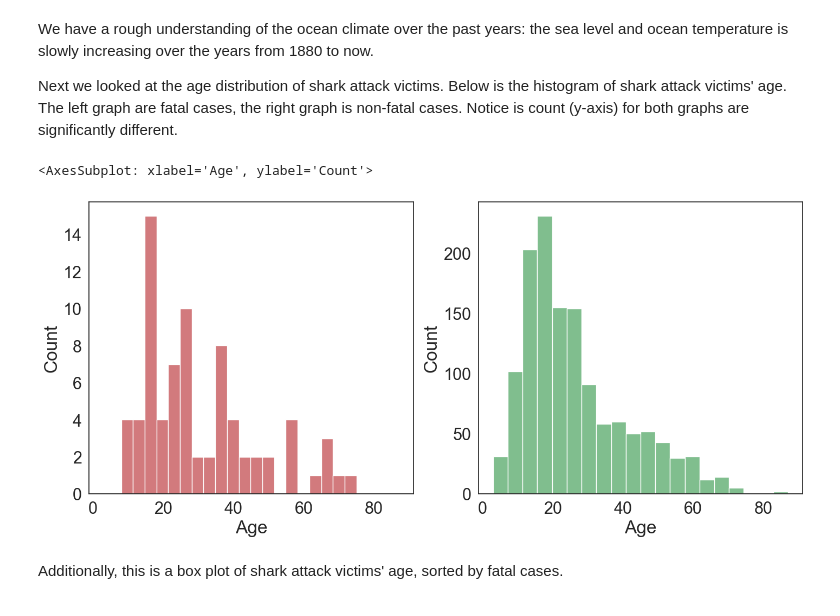
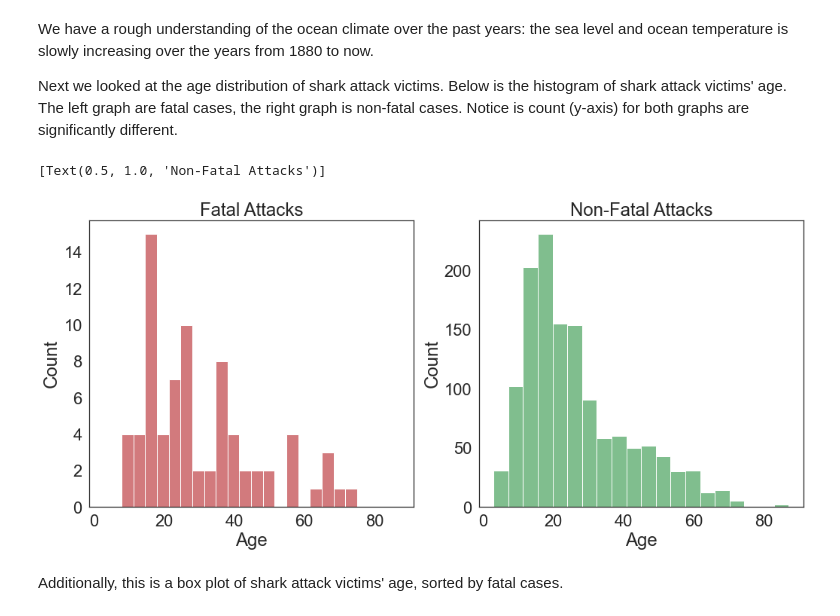
Before and after one commit to AndyCesium/COGS108_project, a Jupyter notebook: EDACheckpointGroup_064-Fa22.ipynb, the cells around one changed output. Drawn from its saved outputs; the diff is of its cells as text; code cells hidden in the pictures.

```diff
--- a/EDACheckpointGroup_064-Fa22.ipynb
+++ b/EDACheckpointGroup_064-Fa22.ipynb
@@ -441,11 +441,11 @@ We have a rough understanding of the ocean climate over the past years: the sea
 Next we looked at the age distribution of shark attack victims. Below is the histogram of shark attack victims' age. The left graph are fatal cases, the right graph is non-fatal cases. Notice is count (y-axis) for both graphs are significantly different.
 # %%
 fig_a4, (ax1, ax2) = plt.subplots(ncols=2, sharex=True)
-sns.histplot(data=sharks_df[sharks_df['Fatal (Y/N)'] == 'Y'], x='Age', bins=20, color='#c44e52', ax=ax1)
-sns.histplot(data=sharks_df[sharks_df['Fatal (Y/N)'] == 'N'], x='Age', bins=20, color='#55a868', ax=ax2)
+sns.histplot(data=sharks_df[sharks_df['Fatal (Y/N)'] == 'Y'], x='Age', bins=20, color='#c44e52', ax=ax1).set(title='Fatal Attacks')
+sns.histplot(data=sharks_df[sharks_df['Fatal (Y/N)'] == 'N'], x='Age', bins=20, color='#55a868', ax=ax2).set(title='Non-Fatal Attacks')
 # %% [output]
-<AxesSubplot: xlabel='Age', ylabel='Count'>
+[Text(0.5, 1.0, 'Non-Fatal Attacks')]
-[figure, old version]
+[figure, new version]
 # %% [markdown]
 Additionally, this is a box plot of shark attack victims' age, sorted by fatal cases.
 # %%
```
Also changed, not shown: parts of 15 cells of this notebook, 2 other files.
